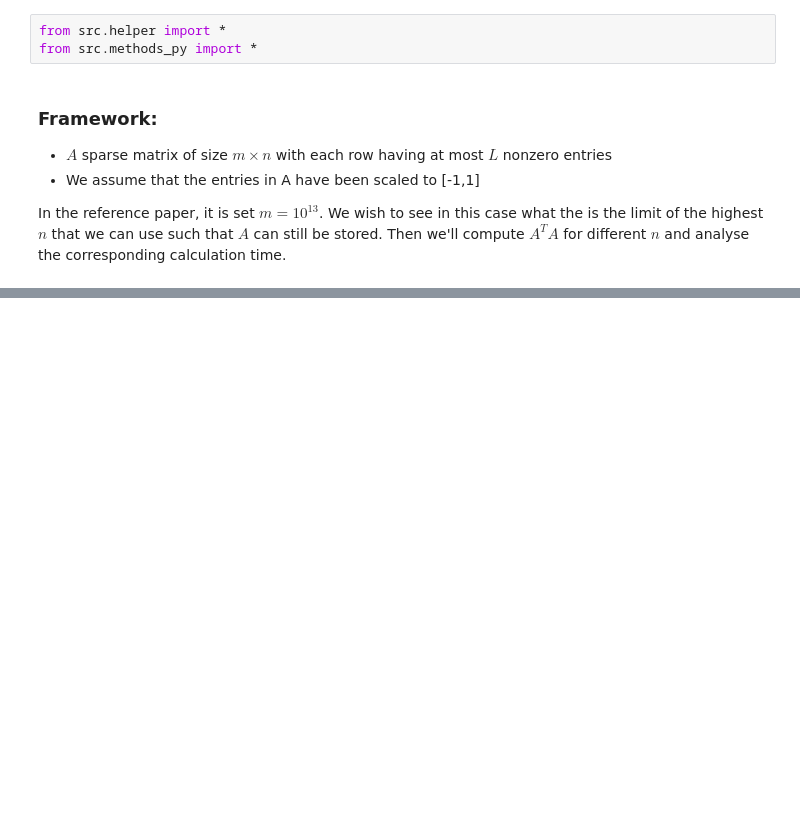
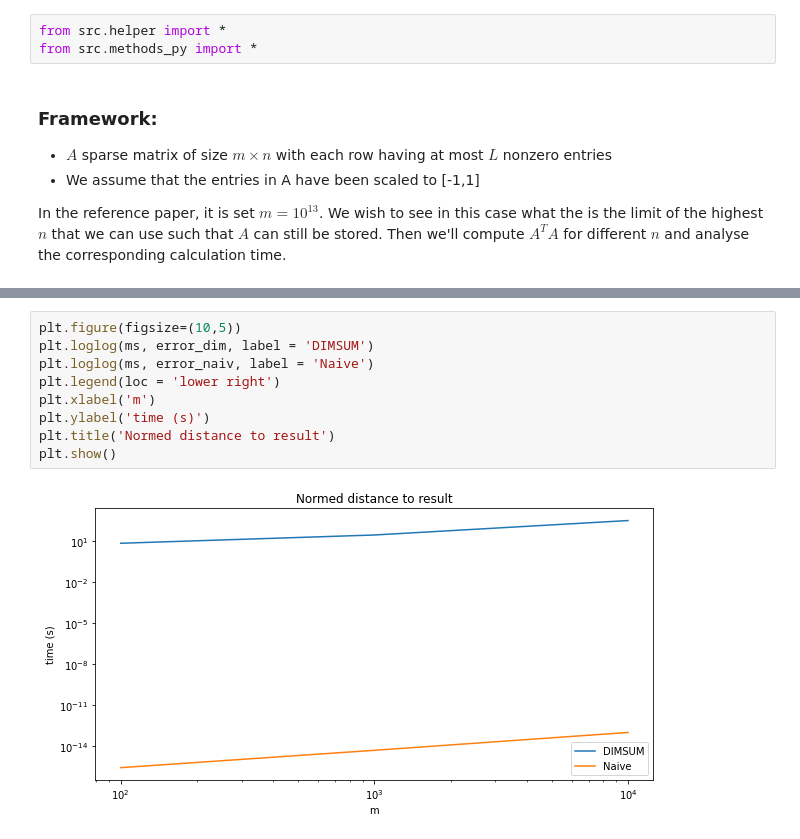
Before and after one commit to beafarah/cloudcomputingensae, a Jupyter notebook: notebooks/Tests on matrix size.ipynb, the cells around one changed output, grey strips where cells are left out. Saved outputs shown, nothing was run; the diff lists cells and outputs as text; blank space fills up the shorter version.

```diff
--- a/notebooks/Tests on matrix size.ipynb
+++ b/notebooks/Tests on matrix size.ipynb
@@ -62,0 +93,11 @@ compute_time(A, "dimsum")
+# %%
+plt.figure(figsize=(10,5))
+plt.loglog(ms, error_dim, label = 'DIMSUM')
+plt.loglog(ms, error_naiv, label = 'Naive')
+plt.legend(loc = 'lower right')
+plt.xlabel('m')
+plt.ylabel('time (s)')
+plt.title('Normed distance to result')
+plt.show()
+# %% [output]
+[figure, added]
```
Also changed, not shown: parts of 11 cells of this notebook.
